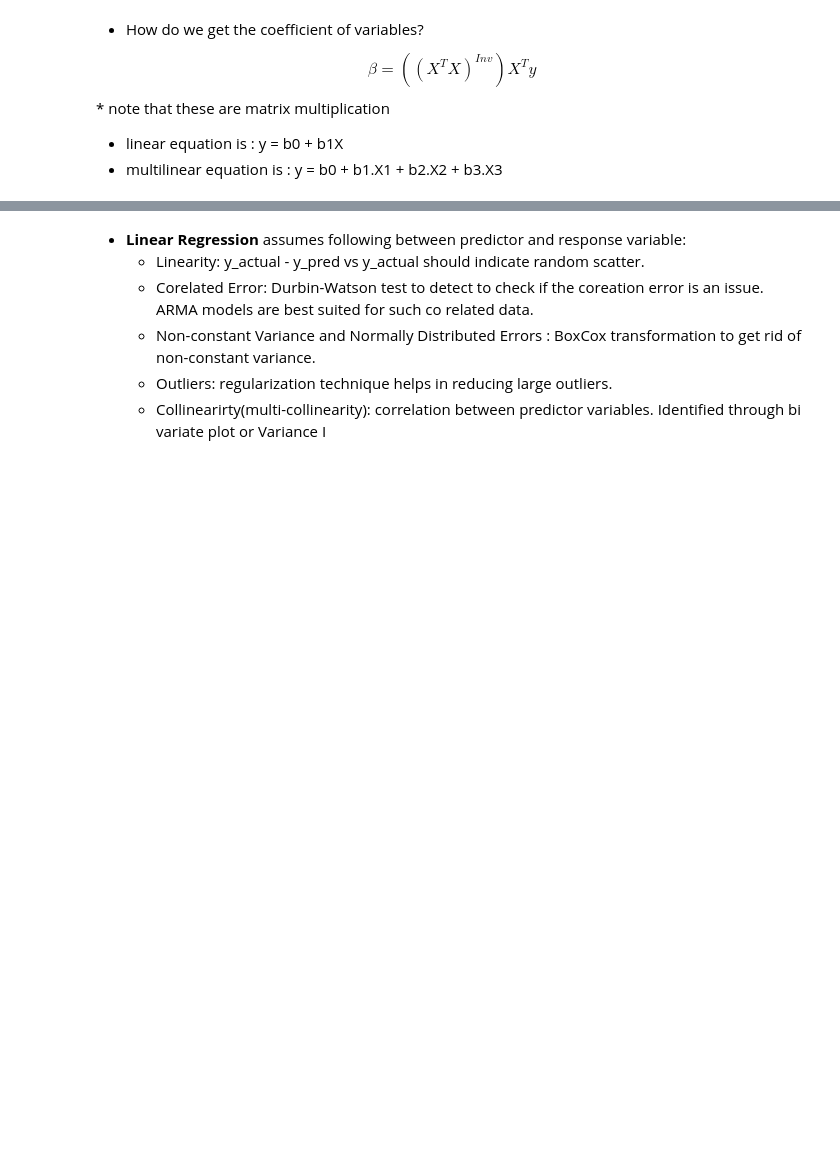
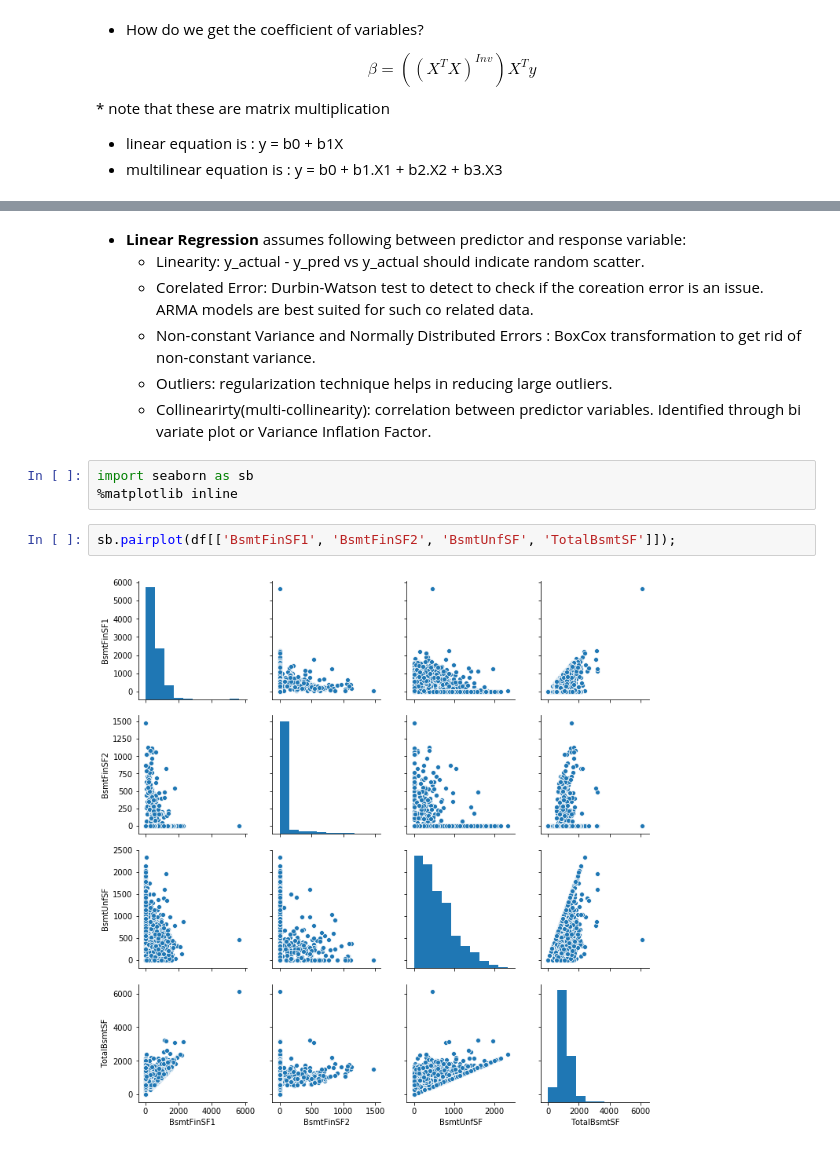
Before and after one commit to PadmarajBhat/DataAnalyst-1, a Jupyter notebook: Practical Statistics/Regression.ipynb, the cells around one changed output, grey strips where cells are left out. Cells and saved outputs as stored; diff of their text form; blank space fills up the shorter version.

Commit message:
notes: identifying multicollinearity - 1
- plot and coefficient based identification of the multicollinearity issue.

```diff
--- a/Practical Statistics/Regression.ipynb
+++ b/Practical Statistics/Regression.ipynb
@@ -174,4 +175,11 @@ strong multicollinearity problems or that the design matrix is singular.
     * Corelated Error: Durbin-Watson test to detect to check if the coreation error is an issue. ARMA models are best suited for such co related data.
     * Non-constant Variance and Normally Distributed Errors : BoxCox transformation to get rid of non-constant variance.
     * Outliers: regularization technique helps in reducing large outliers.
-    * Collinearirty(multi-collinearity): correlation between predictor variables. Identified through bi variate plot or Variance I
+    * Collinearirty(multi-collinearity): correlation between predictor variables. Identified through bi variate plot or Variance Inflation Factor.
+# %%
+import seaborn as sb
+%matplotlib inline
+# %%
+sb.pairplot(df[['BsmtFinSF1', 'BsmtFinSF2', 'BsmtUnfSF', 'TotalBsmtSF']]);
+# %% [output]
+[figure, added]
```
Also changed, not shown: parts of 11 cells of this notebook.
